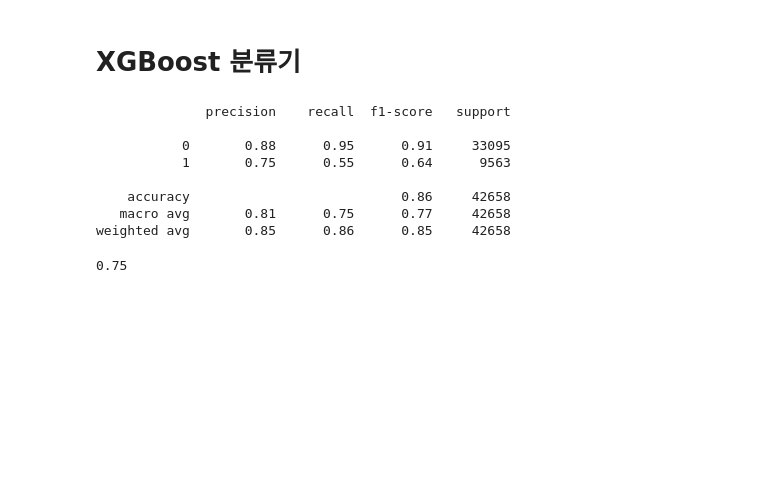
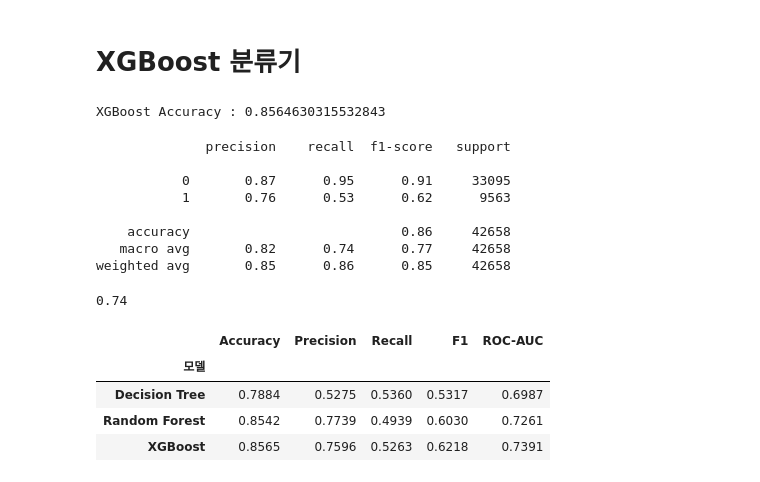
Before and after one commit to EOCHAEEUN/gg1th_ml_ex, a Jupyter notebook: 7-1a[지도-분류]Random_Forest_내일_비가올지_예측해보기(Rain in Australia).ipynb, the cells around one changed output. Saved outputs shown, nothing was run; the diff lists cells and outputs as text; code cells hidden in the pictures; blank space fills up the shorter version.

```diff
--- a/7-1a[지도-분류]Random_Forest_내일_비가올지_예측해보기(Rain in Australia).ipynb
+++ b/7-1a[지도-분류]Random_Forest_내일_비가올지_예측해보기(Rain in Australia).ipynb
@@ -544,7 +754,0 @@ from sklearn.metrics import roc_auc_score
-# %%
-from sklearn.ensemble import RandomForestClassifier
-# [문제] RandomForestClassifier 분류 모델 학습 및 예측 수행
-
-rf_clf =
-
-y_pred =
@@ -586,17 +757,66 @@ y_pred =
+# %%
+from xgboost import XGBClassifier
+# [문제] xgboost 학습 수행 및 예측
+#   n_estimators : 만들 트리 개수
+#   learning_rate: 학습 속도(보폭). 작을수록 천천히 꼼꼼하게 학습합니다.
+xgb_clf = XGBClassifier(n_estimators=100, learning_rate=0.1, random_state=2026)
+
+xgb_clf.fit(X_train, y_train)      # 학습
+y_pred = xgb_clf.predict(X_test)   # 예측
+
+# 정확도 확인
+score = accuracy_score(y_test, y_pred)
+print('XGBoost Accuracy :', score)
+# %% [output]
+XGBoost Accuracy : 0.8564630315532843
 # %%
 from sklearn.metrics import classification_report
 # [문제] classification_report() 결과 출력
+print(classification_report(y_test, y_pred))
 # %% [output]
               precision    recall  f1-score   support
 
-           0       0.88      0.95      0.91     33095
-           1       0.75      0.55      0.64      9563
+           0       0.87      0.95      0.91     33095
+           1       0.76      0.53      0.62      9563
 
     accuracy                           0.86     42658
-   macro avg       0.81      0.75      0.77     42658
+   macro avg       0.82      0.74      0.77     42658
 weighted avg       0.85      0.86      0.85     42658
 # %%
 # [문제] roc_auc_score 출력, 소숫점 둘째자리까지만 출력
 from sklearn.metrics import roc_auc_score
+
+print(round(roc_auc_score(y_test, y_pred), 2))
 # %% [output]
-0.75
+0.74
+# %%
+from sklearn.metrics import precision_score, recall_score, f1_score
+
+models = {
+    'Decision Tree': dt_clf,
+    'Random Forest': rf_clf,
+    'XGBoost': xgb_clf,
+}
+
+rows = []
+for name, model in models.items():
+    pred = model.predict(X_test)
+    rows.append({
+        '모델': name,
+        'Accuracy':  round(accuracy_score(y_test, pred), 4),
+        'Precision': round(precision_score(y_test, pred), 4),  # 1(비 옴) 기준
+        'Recall':    round(recall_score(y_test, pred), 4),
+        'F1':        round(f1_score(y_test, pred), 4),
+        'ROC-AUC':   round(roc_auc_score(y_test, pred), 4),
+    })
+
+result_df = pd.DataFrame(rows).set_index('모델')
+result_df
+
+# 세 모델의 성능을 비교
+# %% [output]
+|  | Accuracy | Precision | Recall | F1 | ROC-AUC |
+| 모델 |  |  |  |  |  |
+| Decision Tree | 0.7884 | 0.5275 | 0.5360 | 0.5317 | 0.6987 |
+| Random Forest | 0.8542 | 0.7739 | 0.4939 | 0.6030 | 0.7261 |
+| XGBoost | 0.8565 | 0.7596 | 0.5263 | 0.6218 | 0.7391 |
```
Also changed, not shown: parts of 83 cells of this notebook.
